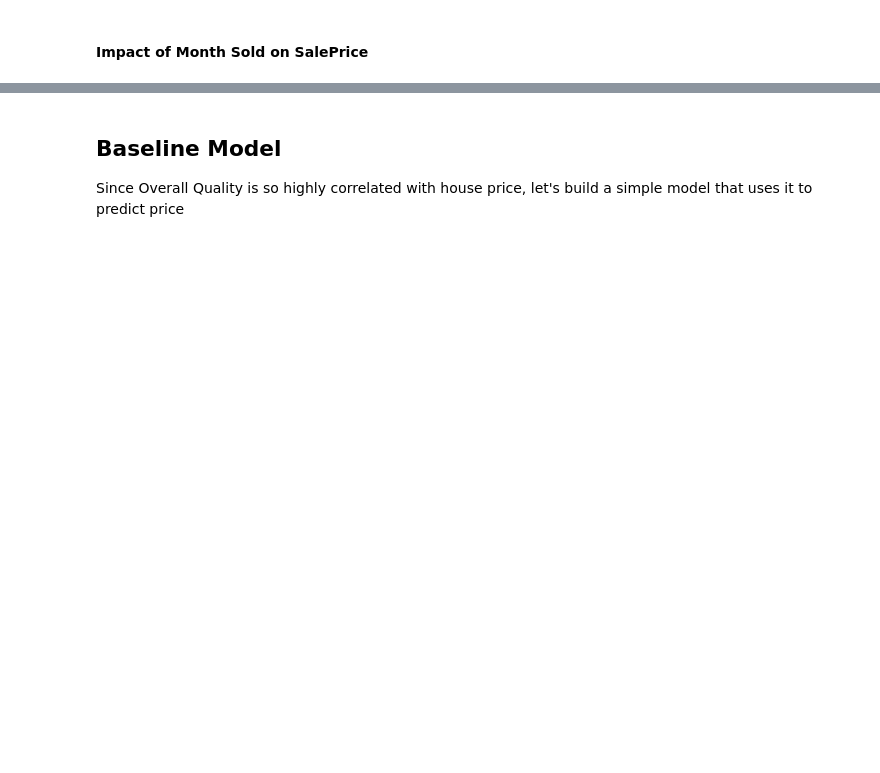
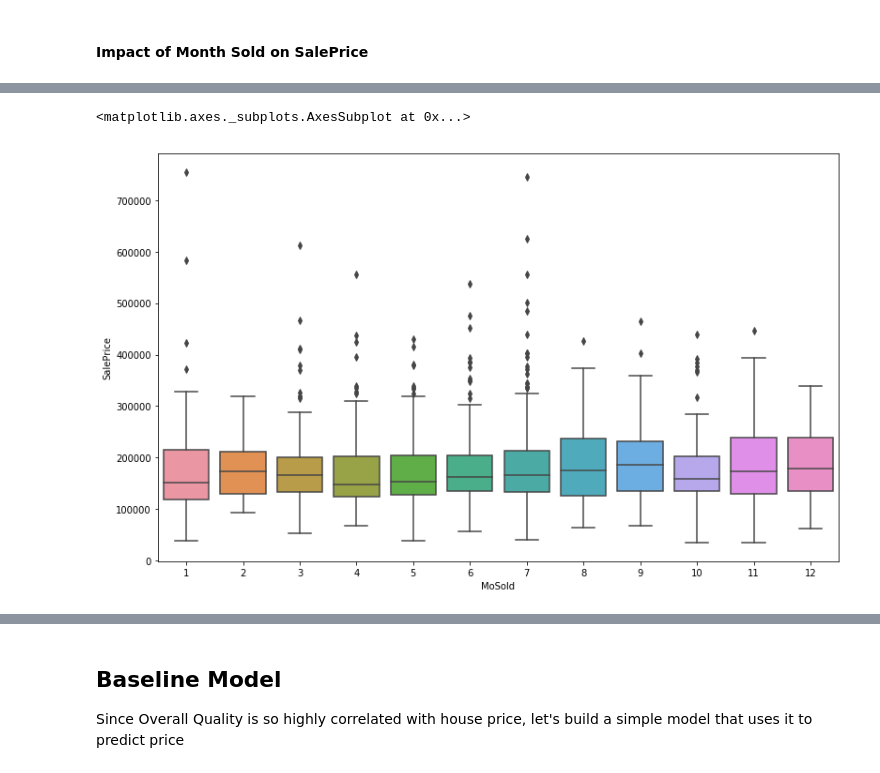
Before and after one commit to ag2816/AimesIowaHousingPricePredictions, a Jupyter notebook: Ames_predictions.ipynb, the cells around one changed output, grey strips where cells are left out. Cells and saved outputs as stored; diff of their text form; code cells hidden in the pictures; blank space fills up the shorter version.

```diff
--- a/Ames_predictions.ipynb
+++ b/Ames_predictions.ipynb
@@ -337 +361,10 @@ plt.scatter(df['Mo Sold'], df['SalePrice'])
+# %%
+# boxplot
+month_df = df[['MoSold','SalePrice']]#.groupby('MoSold').mean()
+month_df=month_df.reset_index()
+plt.figure(figsize=(13, 8))
+sns.boxplot(x="MoSold", y="SalePrice", data=month_df)
+# %% [output]
+<matplotlib.axes._subplots.AxesSubplot at 0x...>
+[figure, added]
 # %%
```
Also changed, not shown: parts of 63 cells of this notebook.
